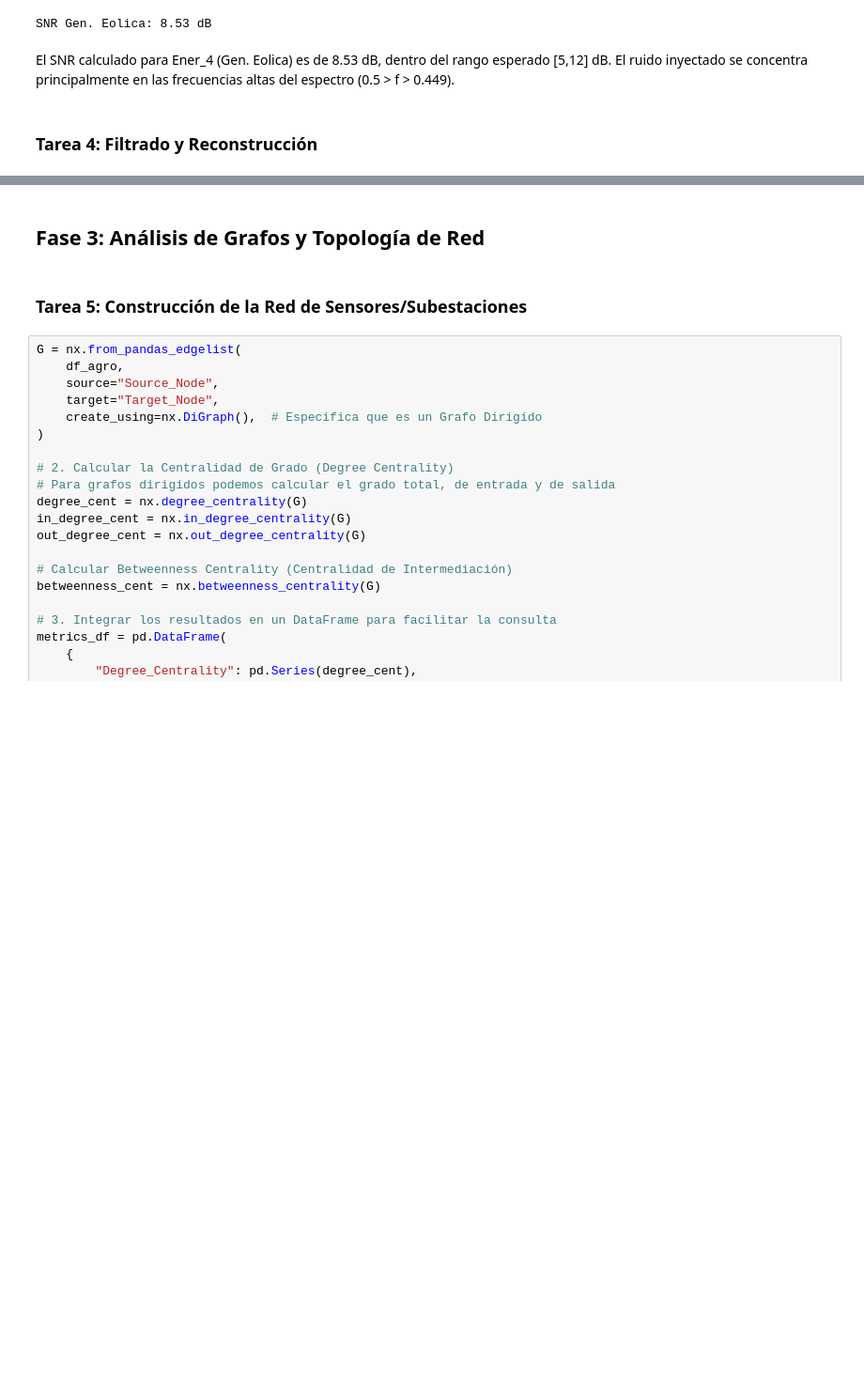
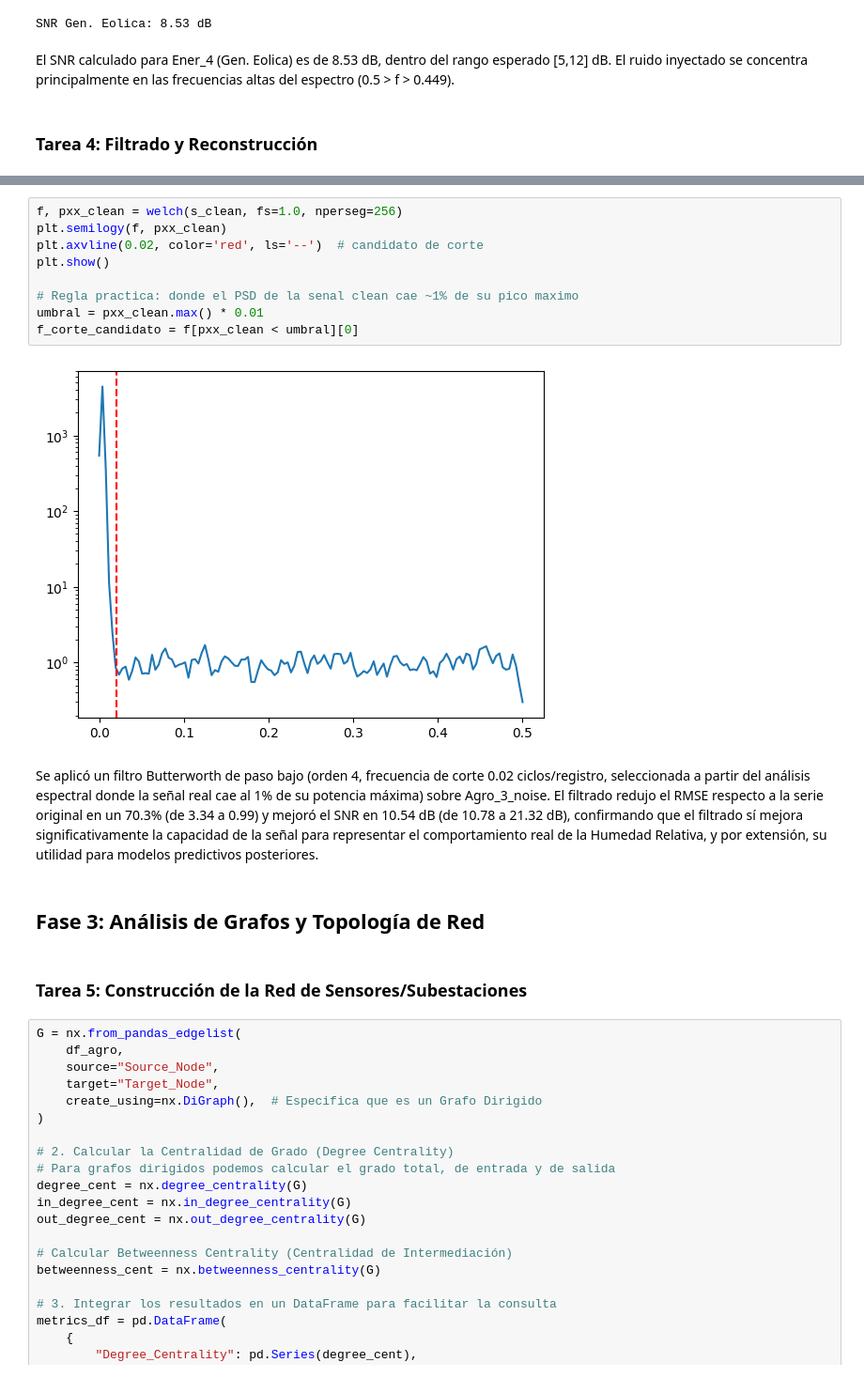
Before and after one commit to nceballosp/los_falsos_positivos_taller_practico_03, a Jupyter notebook: notebooks/taller_practico_03.ipynb, the cells around one changed output, grey strips where cells are left out. Shown at 94% size. Cells and saved outputs as stored; diff of their text form; blank space fills up the shorter version.

```diff
--- a/notebooks/taller_practico_03.ipynb
+++ b/notebooks/taller_practico_03.ipynb
@@ -387,3 +358,16 @@ RMSE de Predicción (Entrenado con datos FILTRADOS): 1.3621
+# %%
+f, pxx_clean = welch(s_clean, fs=1.0, nperseg=256)
+plt.semilogy(f, pxx_clean)
+plt.axvline(0.02, color='red', ls='--')  # candidato de corte
+plt.show()
+
+# Regla practica: donde el PSD de la senal clean cae ~1% de su pico maximo
+umbral = pxx_clean.max() * 0.01
+f_corte_candidato = f[pxx_clean < umbral][0]
+# %% [output]
+[figure, added]
+# %% [markdown]
+Se aplicó un filtro Butterworth de paso bajo (orden 4, frecuencia de corte 0.02 ciclos/registro, seleccionada a partir del análisis espectral donde la señal real cae al 1% de su potencia máxima) sobre Agro_3_noise. El filtrado redujo el RMSE respecto a la serie original en un 70.3% (de 3.34 a 0.99) y mejoró el SNR en 10.54 dB (de 10.78 a 21.32 dB), confirmando que el filtrado sí mejora significativamente la capacidad de la señal para representar el comportamiento real de la Humedad Relativa, y por extensión, su utilidad para modelos predictivos posteriores.
 # %% [markdown]
 ## Fase 3: Análisis de Grafos y Topología de Red
 # %% [markdown]
```
Also changed, not shown: parts of 2 cells of this notebook.
